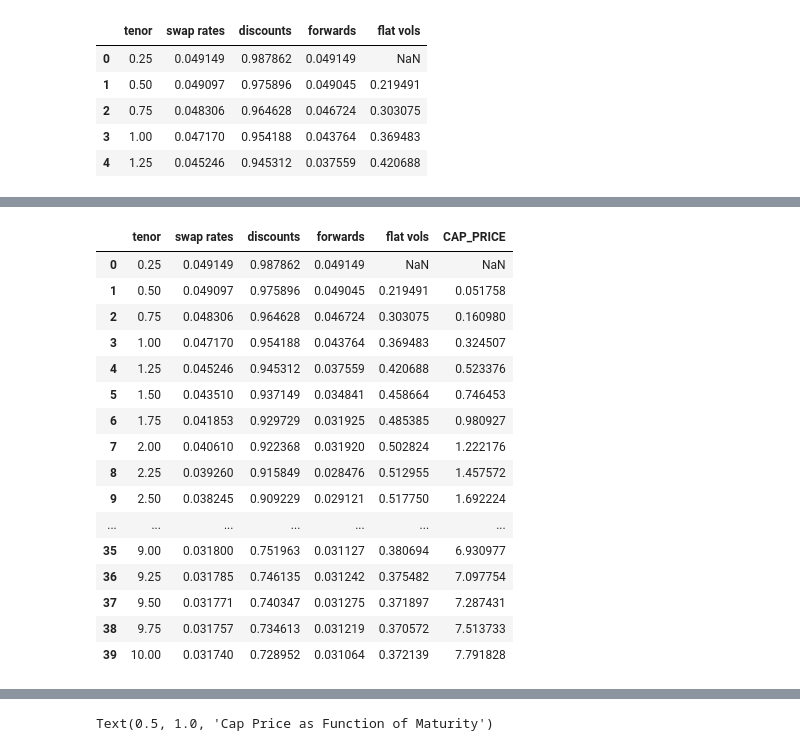
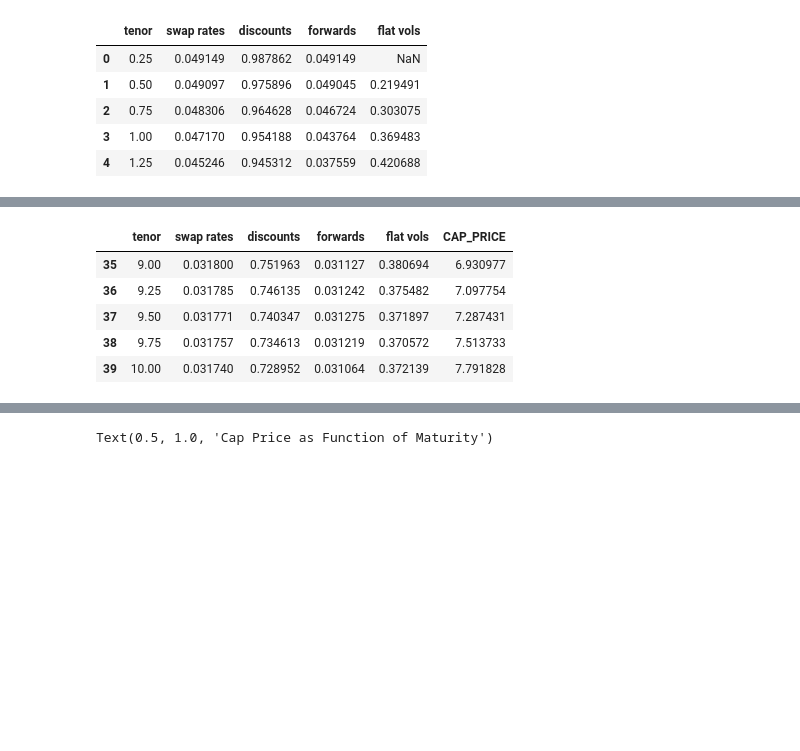
Before and after one commit to dcstein22/finm-fiderivs-2023, a Jupyter notebook: homework/Homework 2.ipynb, the cells around one changed output, grey strips where cells are left out. Cells and saved outputs as stored; diff of their text form; code cells hidden in the pictures; blank space fills up the shorter version.

```diff
--- a/homework/Homework 2.ipynb
+++ b/homework/Homework 2.ipynb
@@ -123,19 +117,8 @@ for i in range(1,len(cap_curves)):
     cap_curves.loc[i,'CAP_PRICE'] = price
 # %%
-cap_curves
+cap_curves.tail()
 # %% [output]
 |  | tenor | swap rates | discounts | forwards | flat vols | CAP_PRICE |
-| 0 | 0.25 | 0.049149 | 0.987862 | 0.049149 | NaN | NaN |
-| 1 | 0.50 | 0.049097 | 0.975896 | 0.049045 | 0.219491 | 0.051758 |
-| 2 | 0.75 | 0.048306 | 0.964628 | 0.046724 | 0.303075 | 0.160980 |
-| 3 | 1.00 | 0.047170 | 0.954188 | 0.043764 | 0.369483 | 0.324507 |
-| 4 | 1.25 | 0.045246 | 0.945312 | 0.037559 | 0.420688 | 0.523376 |
-| 5 | 1.50 | 0.043510 | 0.937149 | 0.034841 | 0.458664 | 0.746453 |
-| 6 | 1.75 | 0.041853 | 0.929729 | 0.031925 | 0.485385 | 0.980927 |
-| 7 | 2.00 | 0.040610 | 0.922368 | 0.031920 | 0.502824 | 1.222176 |
-| 8 | 2.25 | 0.039260 | 0.915849 | 0.028476 | 0.512955 | 1.457572 |
-| 9 | 2.50 | 0.038245 | 0.909229 | 0.029121 | 0.517750 | 1.692224 |
-| ... | ... | ... | ... | ... | ... | ... |
 | 35 | 9.00 | 0.031800 | 0.751963 | 0.031127 | 0.380694 | 6.930977 |
 | 36 | 9.25 | 0.031785 | 0.746135 | 0.031242 | 0.375482 | 7.097754 |
 | 37 | 9.50 | 0.031771 | 0.740347 | 0.031275 | 0.371897 | 7.287431 |
```
Also changed, not shown: parts of 31 cells of this notebook, 2 other files.
